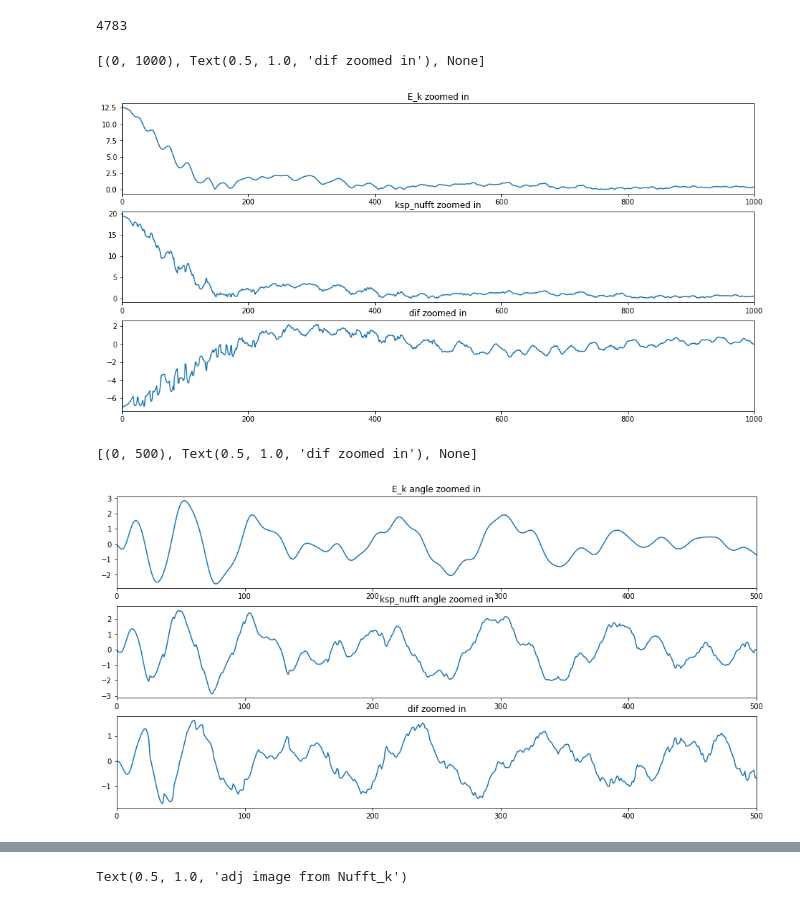
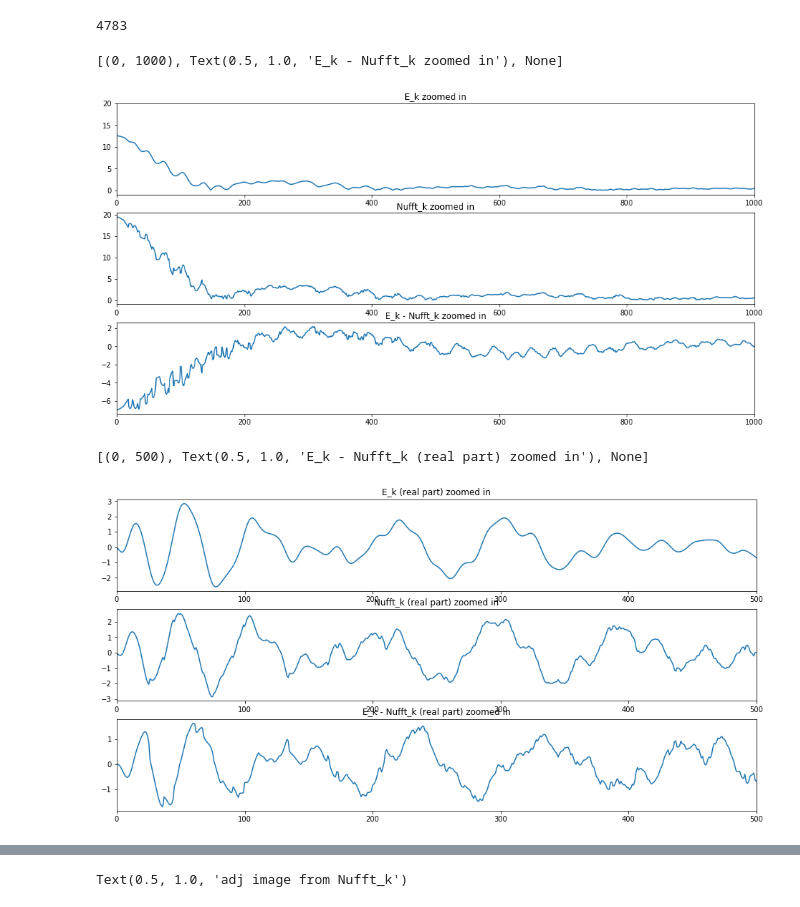
Before and after one commit to yf0726/TFNUFFT, a Jupyter notebook: test.ipynb, the cells around one changed output, grey strips where cells are left out. Cells and saved outputs as stored; diff of their text form; code cells hidden in the pictures.

```diff
--- a/test.ipynb
+++ b/test.ipynb
@@ -143,23 +157,23 @@ print(len(E_k))
 # %% [output]
 4783
 # %%
-dif = E_k - Nufft_k
+dif = (E_k - Nufft_k)
 
 fig,ax = plt.subplots(3,1,figsize=(16,8))
 ax[0].plot(abs(E_k))
-ax[0].set(xlim=(0,1000),autoscale_on=True,
+ax[0].set(xlim=(0,1000),ylim = (-1,20),autoscale_on=True,
            title='E_k zoomed in')
 
 ax[1].plot(abs(Nufft_k))
-ax[1].set(xlim=(0,1000),autoscale_on=True,
-           title='ksp_nufft zoomed in')
+ax[1].set(xlim=(0,1000), autoscale_on=True,
+           title='Nufft_k zoomed in')
 
 ax[2].plot(dif)
 ax[2].set(xlim=(0,1000),autoscale_on=True,
-           title='dif zoomed in')
+           title='E_k - Nufft_k zoomed in')
 # %% [output]
-[(0, 1000), Text(0.5, 1.0, 'dif zoomed in'), None]
+[(0, 1000), Text(0.5, 1.0, 'E_k - Nufft_k zoomed in'), None]
-[figure, old version]
+[figure, new version]
 # %%
 E_angle = tf.math.imag(E_k)
 Nufft_angle = tf.math.imag(Nufft_k)
@@ -168,15 +182,15 @@ dif = E_angle-Nufft_angle
 fig,ax = plt.subplots(3,1,figsize=(16,8))
 ax[0].plot(E_angle)
 ax[0].set(xlim=(0,500), autoscale_on=True,
-           title='E_k angle zoomed in')
+           title='E_k (real part) zoomed in')
 
 ax[1].plot(Nufft_angle )
 ax[1].set(xlim=(0,500),autoscale_on=True,
-           title='ksp_nufft angle zoomed in')
+           title='Nufft_k (real part) zoomed in')
 
 ax[2].plot(dif)
 ax[2].set(xlim=(0,500),autoscale_on=True,
-           title='dif zoomed in')
+           title='E_k - Nufft_k (real part) zoomed in')
 # %% [output]
-[(0, 500), Text(0.5, 1.0, 'dif zoomed in'), None]
+[(0, 500), Text(0.5, 1.0, 'E_k - Nufft_k (real part) zoomed in'), None]
-[figure, old version]
+[figure, new version]
```
Also changed, not shown: parts of 15 cells of this notebook, 1 other file.
